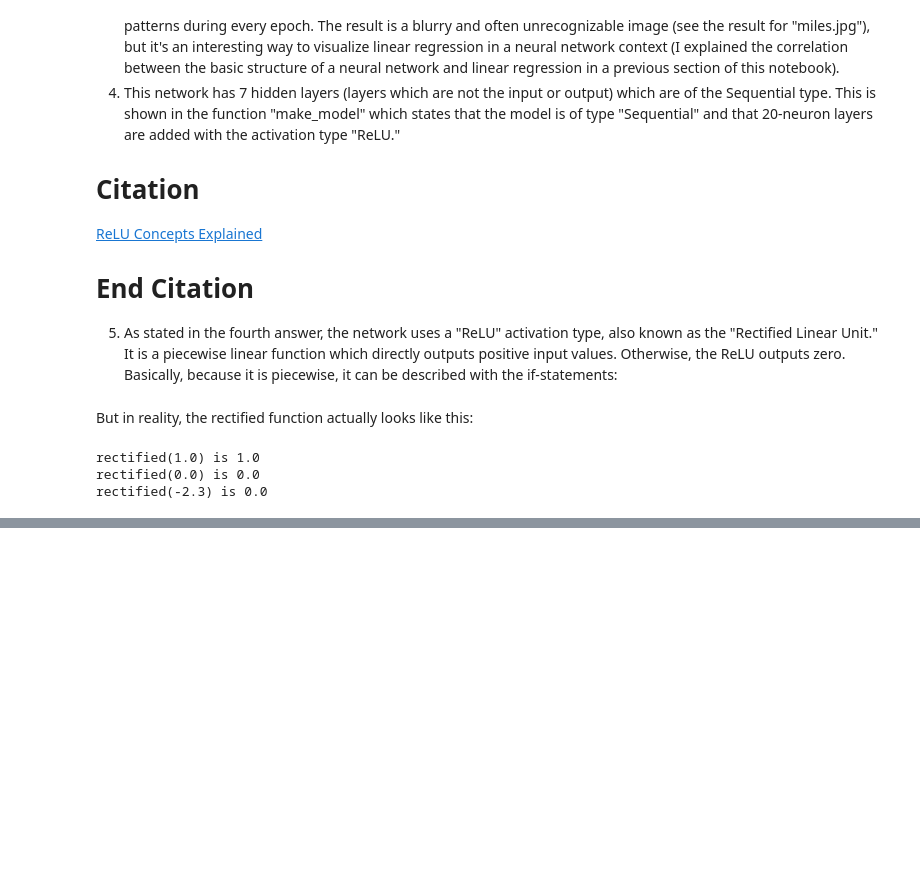
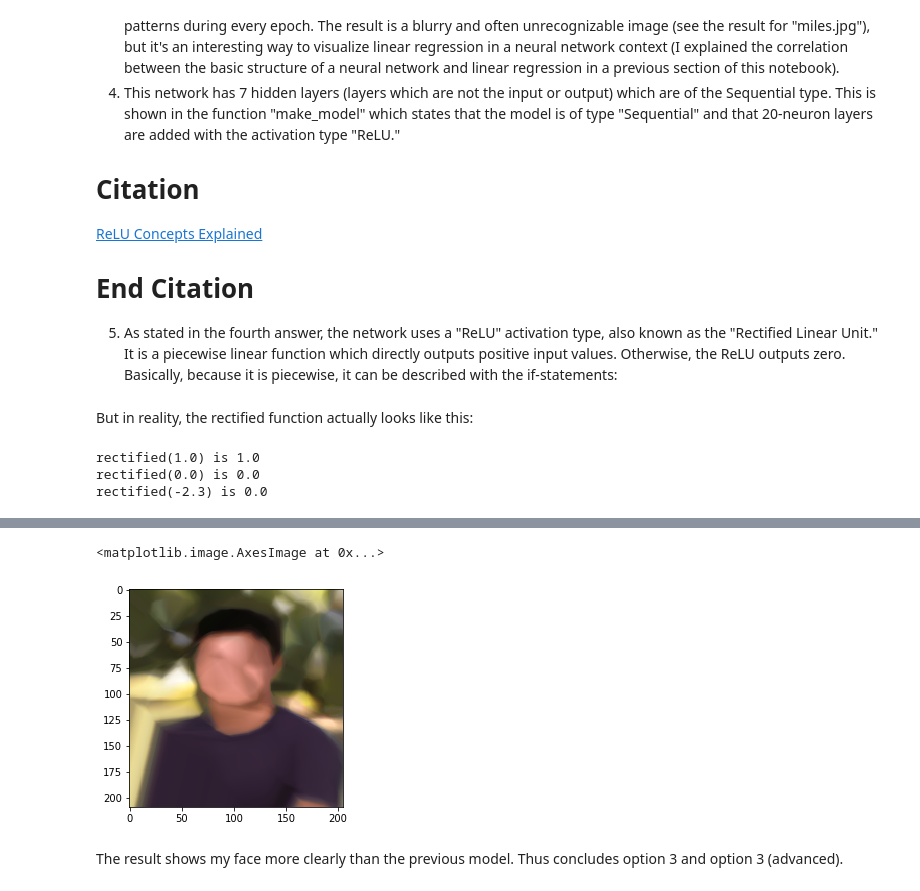
Before and after one commit to jontord03/CS320, a Jupyter notebook: Neural Network/NeuralNetPainting.ipynb, the cells around one changed output, grey strips where cells are left out. Cells and saved outputs as stored; diff of their text form; code cells hidden in the pictures; blank space fills up the shorter version.

```diff
--- a/Neural Network/NeuralNetPainting.ipynb
+++ b/Neural Network/NeuralNetPainting.ipynb
@@ -456,0 +514,25 @@ im4 = Image.open()
+# %%
+def make_test_model_2():
+    model = Sequential()
+
+    model.add(Dense(2, activation='relu', input_shape=(2,)))
+
+    model.add(Dense(40, activation='relu'))
+    model.add(Dense(40, activation='relu'))
+    model.add(Dense(40, activation='relu'))
+    model.add(Dense(40, activation='relu'))
+    model.add(Dense(40, activation='relu'))
+    model.add(Dense(40, activation='relu'))
+    model.add(Dense(40, activation='relu'))
+    model.add(Dense(40, activation='relu'))
+    model.add(Dense(40, activation='relu'))
+    model.add(Dense(40, activation='relu'))
+
+    model.add(Dense(3))
+
+    model.compile(loss='mean_squared_error', optimizer='adam')
+    return model
+# %%
+model_2 = make_test_model_2()
+# %%
+model_2.fit(x_1, y_1, batch_size=5, epochs=25, verbose=1, validation_data=(x1, y1))
@@ -456,0 +558,10 @@ im4 = Image.open()
+# %%
+jonathon_image_2 = generate_image(model_2, x_1,
+                                image.width,
+                                image.height)
+imshow(jonathon_image_2)
+# %% [output]
+<matplotlib.image.AxesImage at 0x...>
+[figure, added]
+# %% [markdown]
+The result shows my face more clearly than the previous model. Thus concludes option 3 and option 3 (advanced).
```
Also changed, not shown: parts of 13 cells of this notebook, 1 other file.
